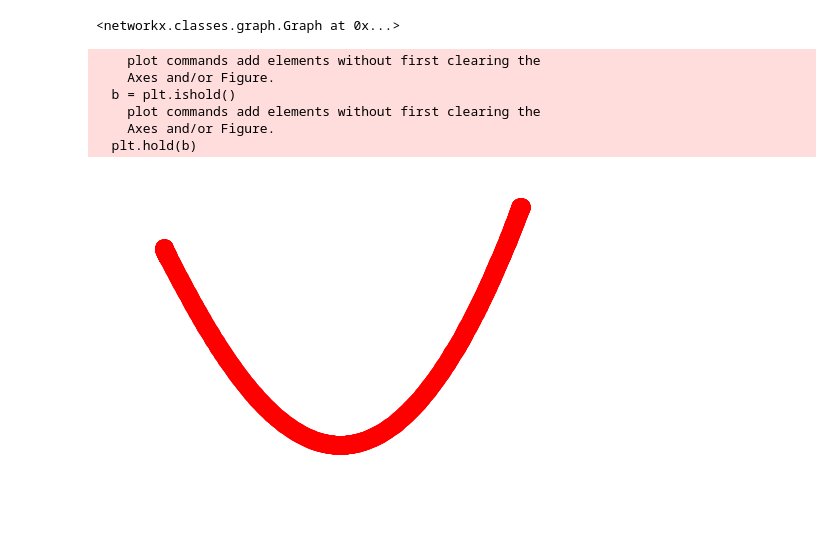
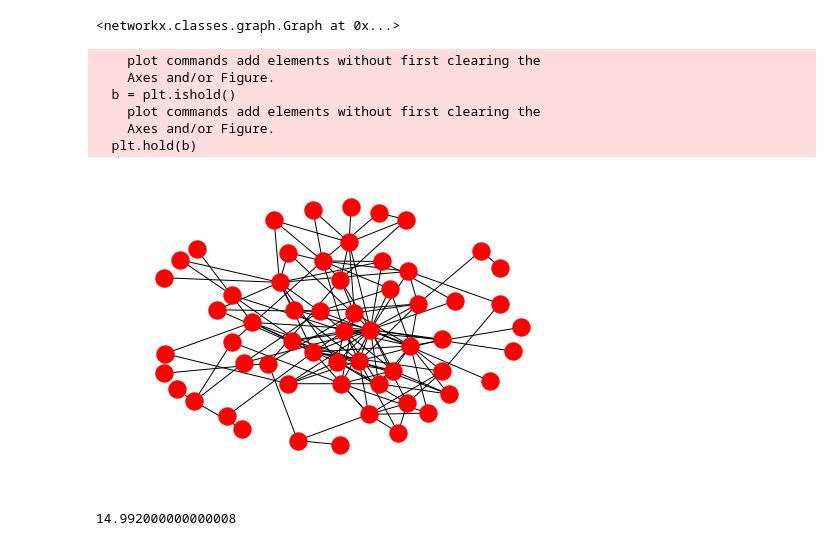
Before and after one commit to fraenkel-lab/OmicsIntegrator2, a Jupyter notebook: src/testing.ipynb, the cells around one changed output. Saved outputs shown, nothing was run; the diff lists cells and outputs as text; code cells hidden in the pictures.

```diff
--- a/src/testing.ipynb
+++ b/src/testing.ipynb
@@ -81,15 +62,19 @@ array([ 28696,  32290,  35294,  39680,  48994,  50496,  54563,  58977,
 # %%
-forest, augmented_forest = graph.output_forest_as_networkx(vertices, edges)
+forest, augmented_forest = graph.output_forest_as_networkx(vertices, edges, terminal_attributes)
 forest
 # %% [output]
 <networkx.classes.graph.Graph at 0x...>
-# %%
-nx.draw_spectral(forest)
-# %% [output]
-    plot commands add elements without first clearing the
-    Axes and/or Figure.
-  b = plt.ishold()
-    plot commands add elements without first clearing the
-    Axes and/or Figure.
-  plt.hold(b)
-[figure, removed]
+# %%
+nx.draw_spring(augmented_forest)
+# %% [output]
+    plot commands add elements without first clearing the
+    Axes and/or Figure.
+  b = plt.ishold()
+    plot commands add elements without first clearing the
+    Axes and/or Figure.
+  plt.hold(b)
+[figure, added]
+# %%
+graph.pcsf_objective_value(prizes, forest)
+# %% [output]
+14.992000000000008
```
Also changed, not shown: parts of 3 cells of this notebook, 2 other files.
